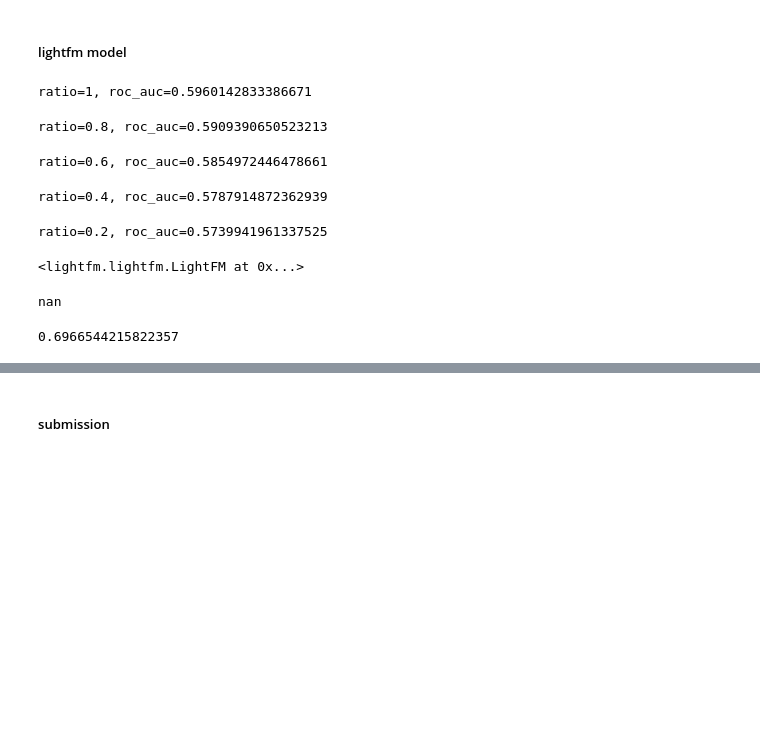
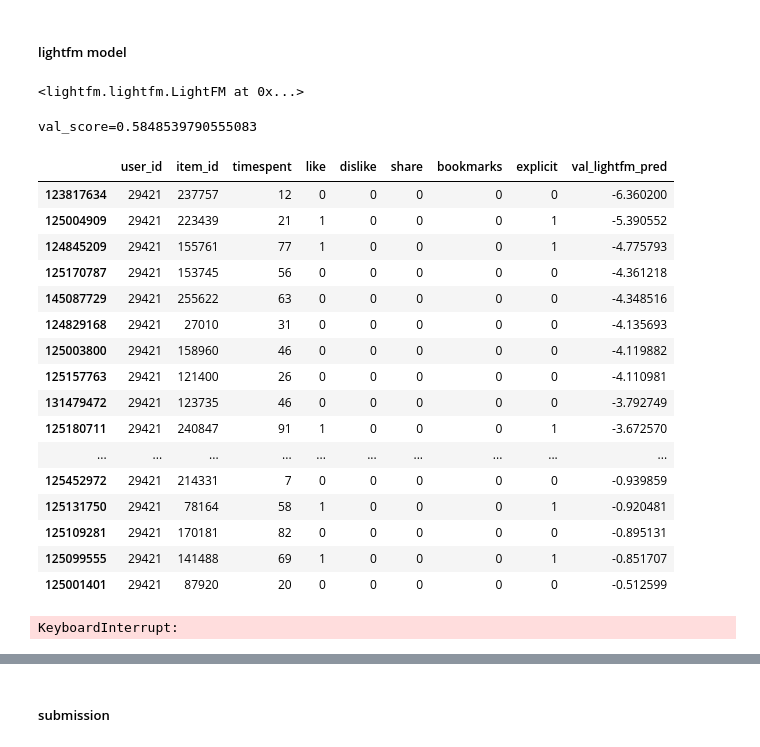
Before and after one commit to cheeeco/vk_recsys, a Jupyter notebook: lightfm.ipynb, the cells around one changed output, grey strips where cells are left out. Drawn from its saved outputs; the diff is of its cells as text; code cells hidden in the pictures; blank space fills up the shorter version.

```diff
--- a/lightfm.ipynb
+++ b/lightfm.ipynb
@@ -40,30 +82,2 @@ sparse_val = coo_matrix((dislikes_val, (u_val, i_val)))
 # %% [markdown]
 ##### lightfm model
-# %%
-for ratio in [1, 0.8, 0.6, 0.4, 0.2]:
-    sparse_train = coo_matrix((likes_train.values[-int(len(likes_train)*ratio):],
-                               (u_train.values[-int(len(likes_train)*ratio):],
-                                i_train.values[-int(len(likes_train)*ratio):])))
-    model = lightfm.LightFM(no_components=128,
-                            loss='bpr',
-                            random_state=42)
-    model.fit(
-        interactions=sparse_train,
-        epochs=5,
-        num_threads=4,
-        verbose=True)
-
-    val_lightfm_score = model.predict(u_val.values, i_val.values)
-
-    roc_auc = evaluate(
-        user_id=ui_val.user_id.values,
-        target=ui_val.like.values,
-        score=val_lightfm_score)
-
-    print(f"{ratio=}, {roc_auc=}")
-# %% [output]
-ratio=1, roc_auc=0.5960142833386671
-ratio=0.8, roc_auc=0.5909390650523213
-ratio=0.6, roc_auc=0.5854972446478661
-ratio=0.4, roc_auc=0.5787914872362939
-ratio=0.2, roc_auc=0.5739941961337525
@@ -77,18 +132,18 @@ model = lightfm.LightFM(no_components=128,
 # %%
 model.fit(interactions=sparse_train,
-          epochs=20,
-          num_threads=4,
+          epochs=10,
+          num_threads=16,
           verbose=True)
 # %% [output]
 <lightfm.lightfm.LightFM at 0x...>
 # %%
-val_lightfm_score = model.predict(u_val.values, i_val.values)
+val_lightfm_pred = model.predict(u_val.values, i_val.values, num_threads=16)
+#train_lightfm_pred = model.predict(u_train.values, i_train.values, num_threads=16)
-# %%
-ui_val["target"] = ui_val["like"]# - ui_val["dislike"]
-ui_val["lightfm_score"] = val_lightfm_score
 # %%
-evaluate(user_id=ui_val.user_id.values,
-         target=np.ones_like(u_val.values),
-         score=ui_val.lightfm_score.values)
+val_score = evaluate(
+    user_id=ui_val.user_id.values,
+    target=ui_val.explicit.values,
+    score=val_lightfm_pred)
+print(f"{val_score=}")
 # %% [output]
-nan
+val_score=0.5848539790555083
@@ -99,6 +150,30 @@ ui_train["lightfm_score"] = train_lightfm_score
+# %%
+ui_val["val_lightfm_pred"] = val_lightfm_pred
+# %%
+ui_val[ui_val.user_id==29421].sort_values(by="val_lightfm_pred")
+# %% [output]
+|  | user_id | item_id | timespent | like | dislike | share | bookmarks | explicit | val_lightfm_pred |
+| 123817634 | 29421 | 237757 | 12 | 0 | 0 | 0 | 0 | 0 | -6.360200 |
+| 125004909 | 29421 | 223439 | 21 | 1 | 0 | 0 | 0 | 1 | -5.390552 |
+| 124845209 | 29421 | 155761 | 77 | 1 | 0 | 0 | 0 | 1 | -4.775793 |
+| 125170787 | 29421 | 153745 | 56 | 0 | 0 | 0 | 0 | 0 | -4.361218 |
+| 145087729 | 29421 | 255622 | 63 | 0 | 0 | 0 | 0 | 0 | -4.348516 |
+| 124829168 | 29421 | 27010 | 31 | 0 | 0 | 0 | 0 | 0 | -4.135693 |
+| 125003800 | 29421 | 158960 | 46 | 0 | 0 | 0 | 0 | 0 | -4.119882 |
+| 125157763 | 29421 | 121400 | 26 | 0 | 0 | 0 | 0 | 0 | -4.110981 |
+| 131479472 | 29421 | 123735 | 46 | 0 | 0 | 0 | 0 | 0 | -3.792749 |
+| 125180711 | 29421 | 240847 | 91 | 1 | 0 | 0 | 0 | 1 | -3.672570 |
+| ... | ... | ... | ... | ... | ... | ... | ... | ... | ... |
+| 125452972 | 29421 | 214331 | 7 | 0 | 0 | 0 | 0 | 0 | -0.939859 |
+| 125131750 | 29421 | 78164 | 58 | 1 | 0 | 0 | 0 | 1 | -0.920481 |
+| 125109281 | 29421 | 170181 | 82 | 0 | 0 | 0 | 0 | 0 | -0.895131 |
+| 125099555 | 29421 | 141488 | 69 | 1 | 0 | 0 | 0 | 1 | -0.851707 |
+| 125001401 | 29421 | 87920 | 20 | 0 | 0 | 0 | 0 | 0 | -0.512599 |
 # %%
-evaluate(user_id=ui_train.user_id.values,
-         target=ui_train.target.values,
-         score=ui_train.lightfm_score.values)
+train_score = evaluate(
+    user_id=ui_train.user_id.values,
+    target=ui_train.explicit.values,
+    score=train_lightfm_pred)
+print(f"{train_score=}")
 # %% [output]
-0.6966544215822357
+KeyboardInterrupt:
```
Also changed, not shown: parts of 23 cells of this notebook, 15 other files.
